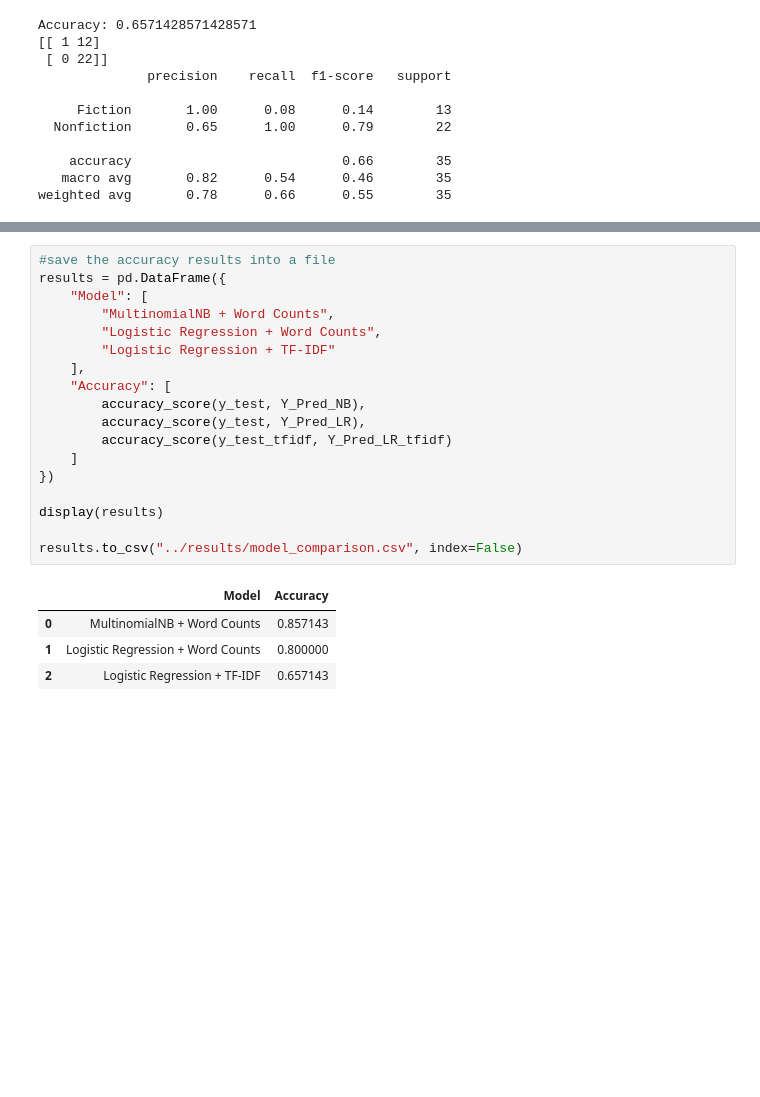
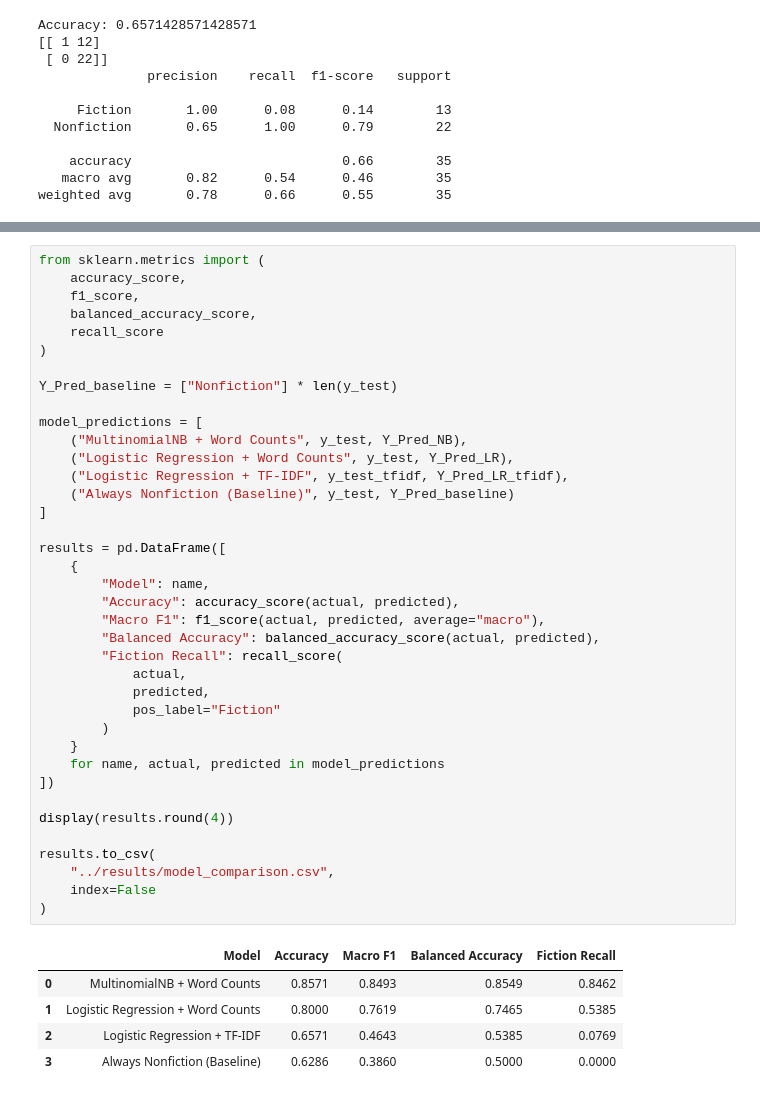
Before and after one commit to nquangb22/ds-books-classification-project, a Jupyter notebook: notebooks/d_modeling.ipynb, the cells around one changed output, grey strips where cells are left out. Saved outputs shown, nothing was run; the diff lists cells and outputs as text; blank space fills up the shorter version.

Commit message:
Add new machine learning models and update comparison files

```diff
--- a/notebooks/d_modeling.ipynb
+++ b/notebooks/d_modeling.ipynb
@@ -249,23 +501,44 @@ plt.show()
 # %%
-#save the accuracy results into a file
-results = pd.DataFrame({
-    "Model": [
-        "MultinomialNB + Word Counts",
-        "Logistic Regression + Word Counts",
-        "Logistic Regression + TF-IDF"
-    ],
-    "Accuracy": [
-        accuracy_score(y_test, Y_Pred_NB),
-        accuracy_score(y_test, Y_Pred_LR),
-        accuracy_score(y_test_tfidf, Y_Pred_LR_tfidf)
-    ]
-})
+from sklearn.metrics import (
+    accuracy_score,
+    f1_score,
+    balanced_accuracy_score,
+    recall_score
+)
 
-display(results)
+Y_Pred_baseline = ["Nonfiction"] * len(y_test)
 
-results.to_csv("../results/model_comparison.csv", index=False)
+model_predictions = [
+    ("MultinomialNB + Word Counts", y_test, Y_Pred_NB),
+    ("Logistic Regression + Word Counts", y_test, Y_Pred_LR),
+    ("Logistic Regression + TF-IDF", y_test_tfidf, Y_Pred_LR_tfidf),
+    ("Always Nonfiction (Baseline)", y_test, Y_Pred_baseline)
+]
+
+results = pd.DataFrame([
+    {
+        "Model": name,
+        "Accuracy": accuracy_score(actual, predicted),
+        "Macro F1": f1_score(actual, predicted, average="macro"),
+        "Balanced Accuracy": balanced_accuracy_score(actual, predicted),
+        "Fiction Recall": recall_score(
+            actual,
+            predicted,
+            pos_label="Fiction"
+        )
+    }
+    for name, actual, predicted in model_predictions
+])
+
+display(results.round(4))
+
+results.to_csv(
+    "../results/model_comparison.csv",
+    index=False
+)
 # %% [output]
-|  | Model | Accuracy |
-| 0 | MultinomialNB + Word Counts | 0.857143 |
-| 1 | Logistic Regression + Word Counts | 0.800000 |
-| 2 | Logistic Regression + TF-IDF | 0.657143 |
+|  | Model | Accuracy | Macro F1 | Balanced Accuracy | Fiction Recall |
+| 0 | MultinomialNB + Word Counts | 0.8571 | 0.8493 | 0.8549 | 0.8462 |
+| 1 | Logistic Regression + Word Counts | 0.8000 | 0.7619 | 0.7465 | 0.5385 |
+| 2 | Logistic Regression + TF-IDF | 0.6571 | 0.4643 | 0.5385 | 0.0769 |
+| 3 | Always Nonfiction (Baseline) | 0.6286 | 0.3860 | 0.5000 | 0.0000 |
```
Also changed, not shown: parts of 10 cells of this notebook, 3 other files.
